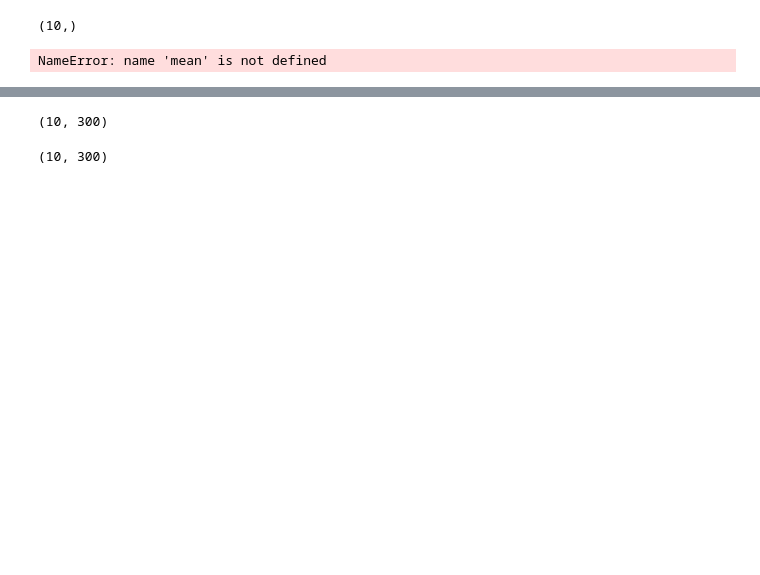
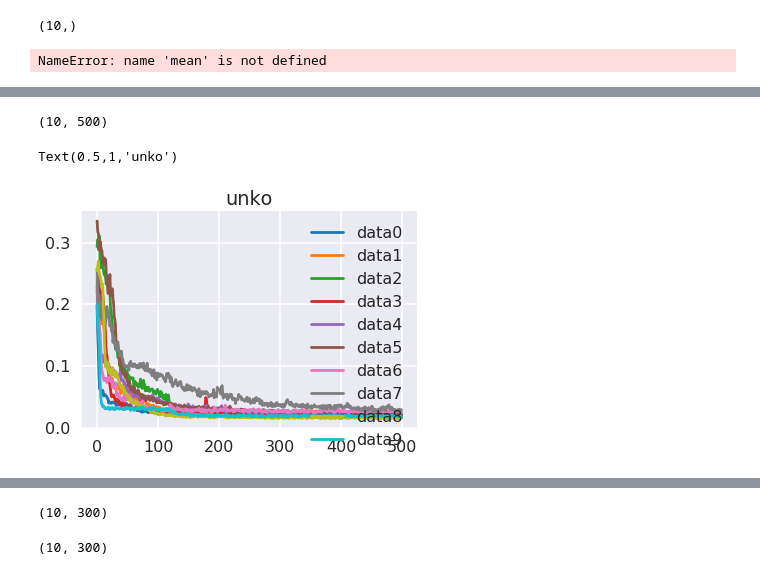
Before and after one commit to takatex/nn-time-sequence-prediction, a Jupyter notebook: Untitled1.ipynb, the cells around one changed output, grey strips where cells are left out. Drawn from its saved outputs; the diff is of its cells as text; code cells hidden in the pictures; blank space fills up the shorter version.

```diff
--- a/Untitled1.ipynb
+++ b/Untitled1.ipynb
@@ -28,3 +63,17 @@ loss_history = np.random.rand(10, 300)
+# %%
+np.array(loss_history).shape
+# %% [output]
+(10, 500)
+# %%
+fig = plt.figure()
+ax = fig.add_subplot(1, 1, 1)
+for i in range(10):
+    ax.plot(loss_history[i], label='data%d'%(i))
+ax.legend()
+ax.set_title('unko')
+# %% [output]
+Text(0.5,1,'unko')
+[figure, added]
 # %%
 for i in range(10):
     plt.plot(loss_history[i])
```
Also changed, not shown: parts of 22 cells of this notebook, 39 other files.
